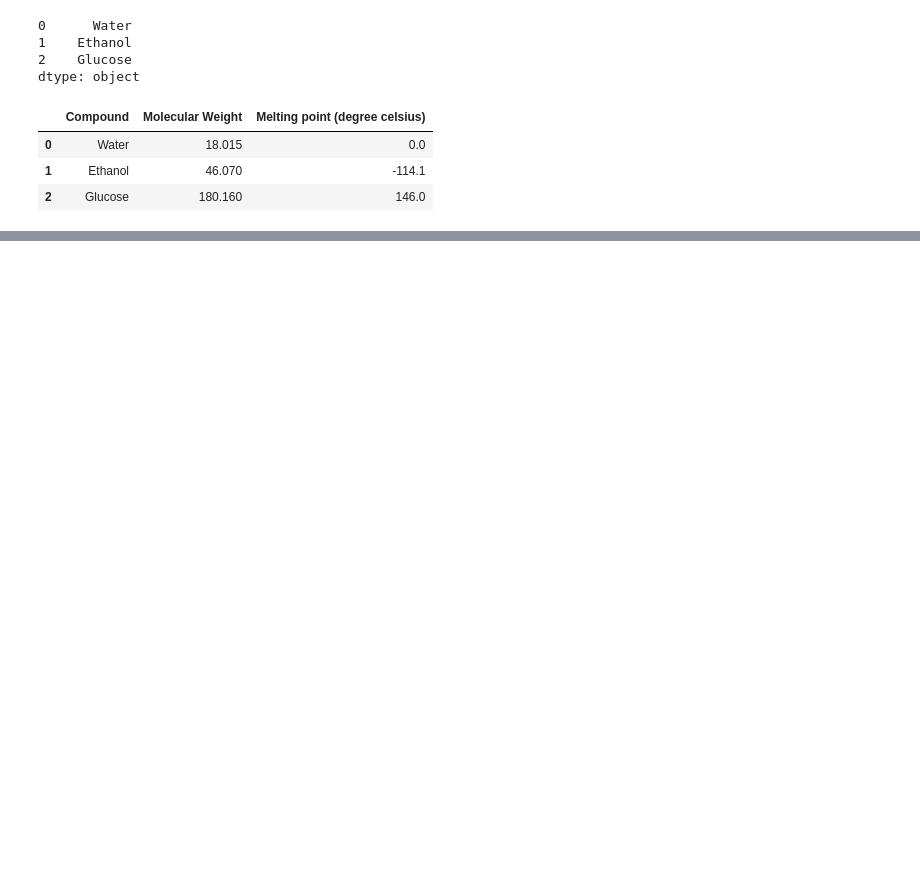
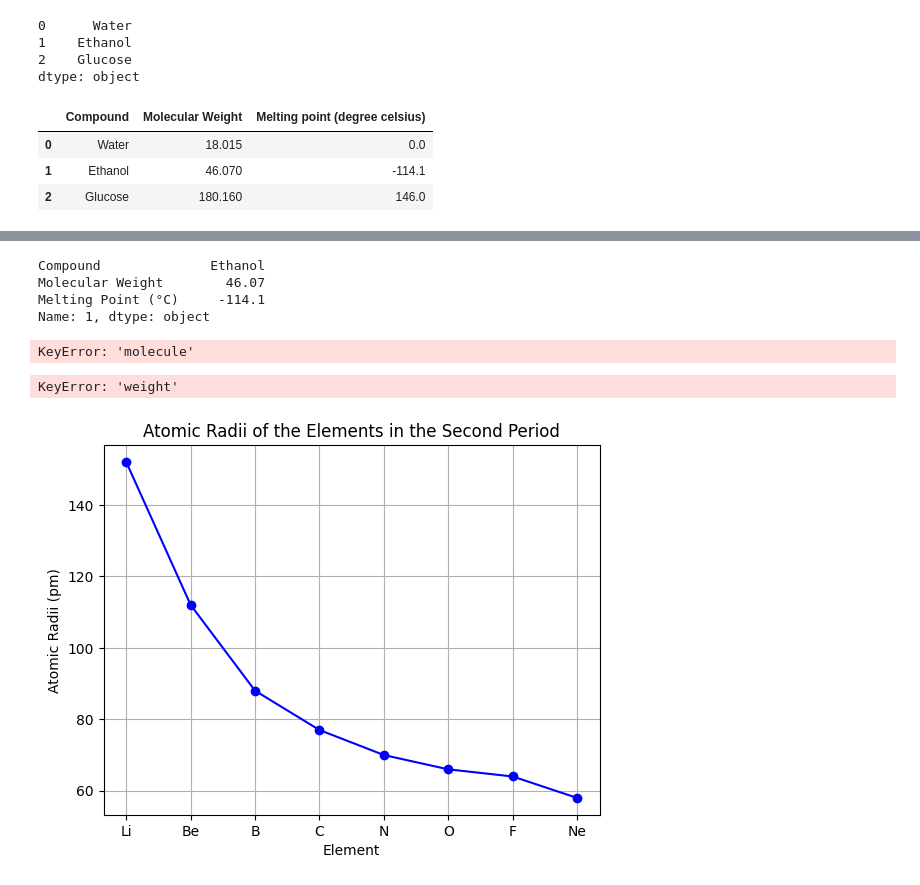
Before and after one commit to Arthurhmy/ppchem, a Jupyter notebook: Exercices/Jupyter/Série4.ipynb, the cells around one changed output, grey strips where cells are left out. Saved outputs shown, nothing was run; the diff lists cells and outputs as text; code cells hidden in the pictures; blank space fills up the shorter version.

```diff
--- a/Exercices/Jupyter/Série4.ipynb
+++ b/Exercices/Jupyter/Série4.ipynb
@@ -27,0 +220,37 @@ df.head()
+# %%
+df.loc[1]
+# %% [output]
+Compound              Ethanol
+Molecular Weight        46.07
+Melting Point (°C)     -114.1
+Name: 1, dtype: object
+# %%
+df[df["molecule"]=="Water"]
+# %% [output]
+KeyError: 'molecule'
+# %%
+molecular_weights = df["weight"]
+
+print("Max molecular weight:", molecular_weights.max())
+print("Min molecular weight:", molecular_weights.min())
+
+print("Mean molecular weight (pandas):", molecular_weights.mean())
+print("Mean molecular weight (numpy):", np.mean(molecular_weights))
+
+print("Standard deviation of molecular weight (pandas):", molecular_weights.std())
+print("Standard deviation of molecular weight (numpy):", np.std(molecular_weights))
+# %% [output]
+KeyError: 'weight'
+# %%
+elements = ['Li', 'Be', 'B', 'C', 'N', 'O', 'F', 'Ne']
+atomic_radii = [152, 112, 88, 77, 70, 66, 64, 58]  # in pm
+
+# Create a plot. Use a 'o' marker to plot scatter points
+fig, ax = plt.subplots()
+ax.plot(elements, atomic_radii, marker='o', linestyle='-', color='b')
+ax.set_title('Atomic Radii of the Elements in the Second Period')
+ax.set_xlabel('Element')
+ax.set_ylabel('Atomic Radii (pm)')
+ax.grid(True)
+# %% [output]
+[figure, added]
```
Also changed, not shown: parts of 17 cells of this notebook, 2 other files.
